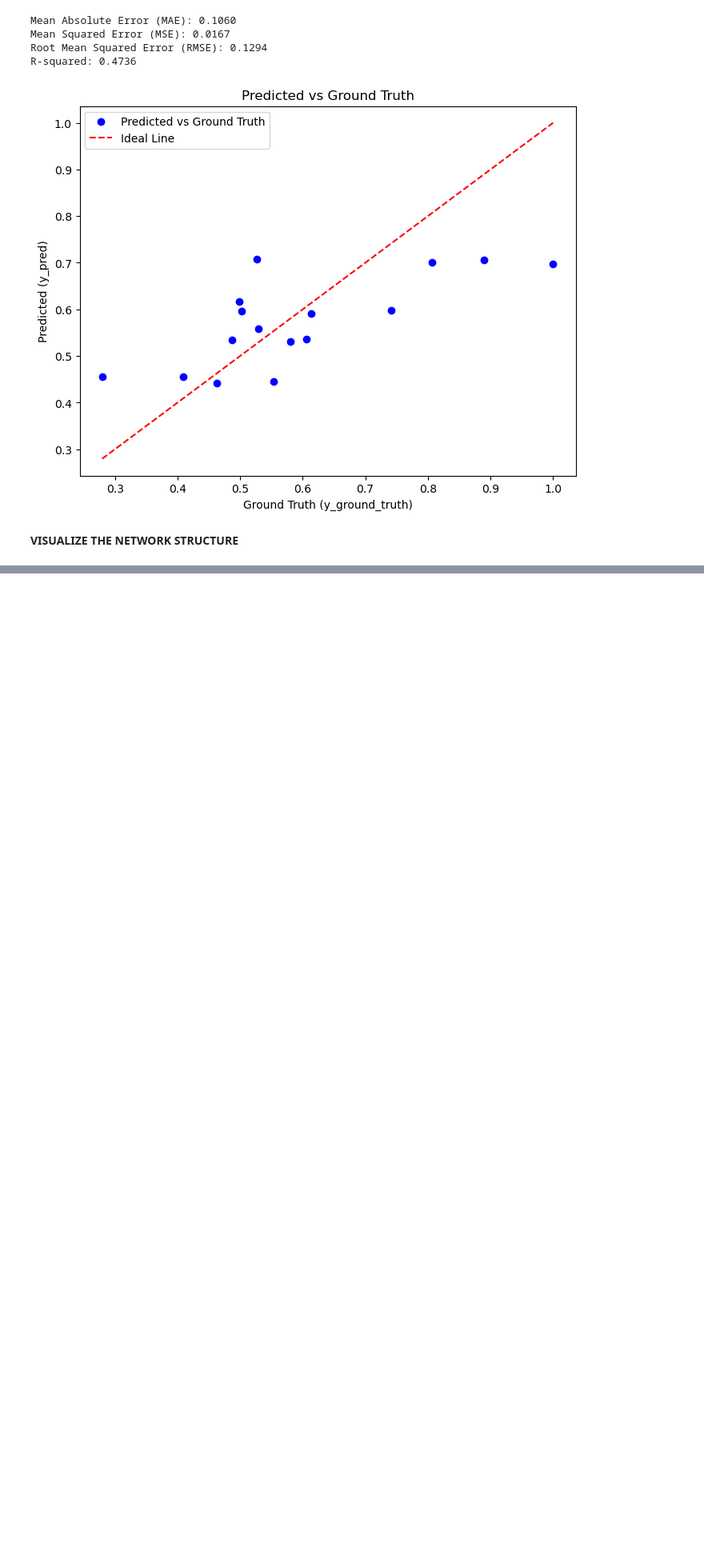
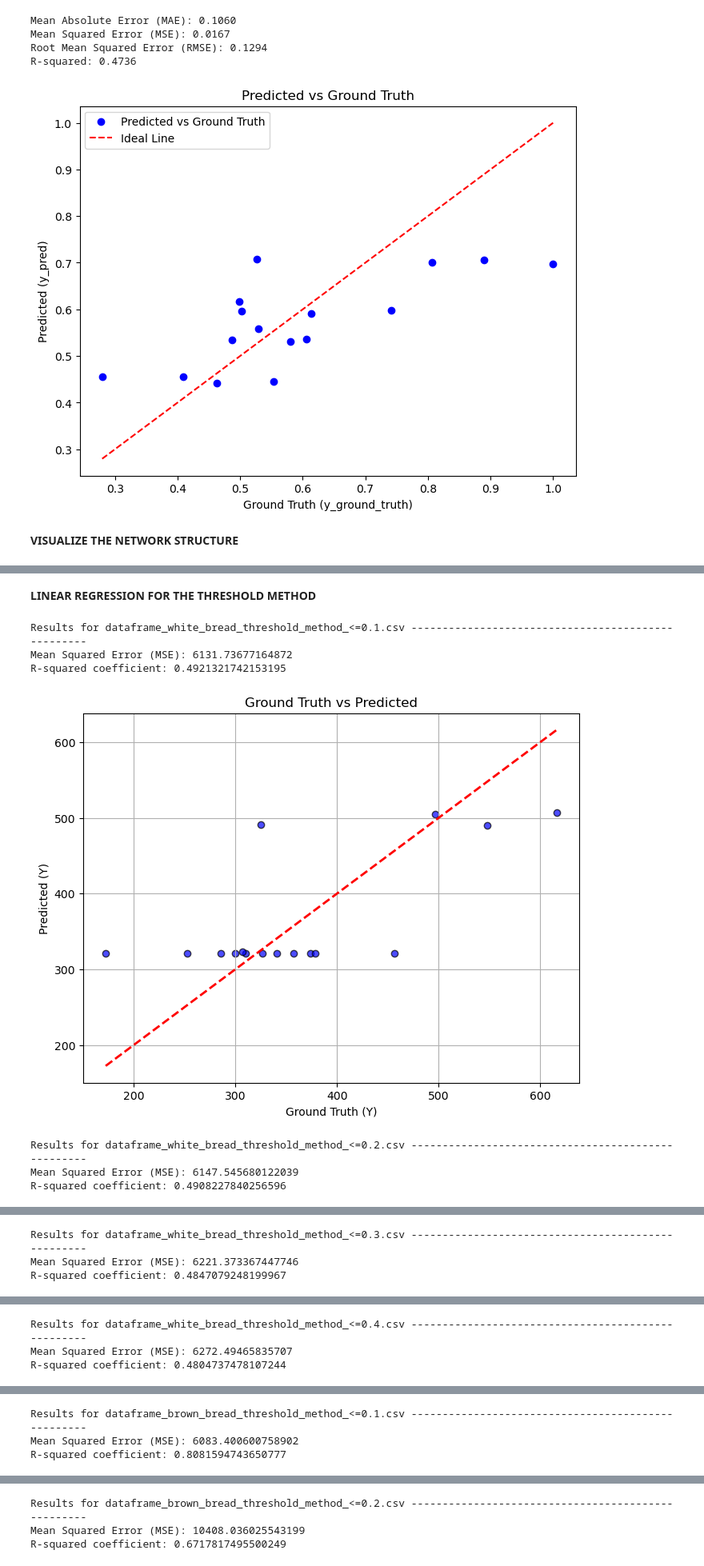
Before and after one commit to LambdaLambdaLambda/read_thermal.py, a Jupyter notebook: acrylamide_prediction_model.ipynb, the cells around one changed output, grey strips where cells are left out. Shown at 80% size. Drawn from its saved outputs; the diff is of its cells as text; code cells hidden in the pictures; blank space fills up the shorter version.

```diff
--- a/acrylamide_prediction_model.ipynb
+++ b/acrylamide_prediction_model.ipynb
@@ -310,0 +401,60 @@ Successfully installed graphviz-0.20.3 torchviz-0.0.2
+# %% [markdown]
+**LINEAR REGRESSION FOR THE THRESHOLD METHOD**
+# %%
+import numpy as np
+import matplotlib.pyplot as plt
+from sklearn.linear_model import LinearRegression
+from sklearn.metrics import mean_squared_error, r2_score
+
+types = ['white', 'brown']
+thresholds = [0.1, 0.2, 0.3, 0.4]
+
+source_csvs = [
+    f'dataframe_{t}_bread_threshold_method_<={th}.csv' for t in types for th in thresholds
+]
+
+for source_csv in source_csvs:
+    df = pd.read_csv(source_csv)
+    df = df[columns_to_keep]
+    df = df.dropna()
+    # Optionally, you can reset the index after dropping rows
+    df.reset_index(drop=True, inplace=True)
+
+    # Assuming df['X'] and df['Y'] contain numerical data
+    X = df[['burnt_pixels_ratio']]  # Feature (independent variable)
+    Y = df['acrylamide_density']    # Target (dependent variable)
+
+    # Initialize and train the Linear Regression model
+    model = LinearRegression()
+    model.fit(X, Y)
+
+    # Make predictions
+    predictions = model.predict(X)
+
+    print(f"Results for {source_csv} ---------------------------------------------------")
+    # Calculate Mean Squared Error (MSE)
+    mse = mean_squared_error(Y, predictions)
+    print(f"Mean Squared Error (MSE): {mse}")
+
+    # Calculate R-squared coefficient
+    r2 = r2_score(Y, predictions)
+    print(f"R-squared coefficient: {r2}")
+
+    # Plot ground truth vs predictions
+    plt.figure(figsize=(8, 6))
+    plt.scatter(Y, predictions, color='blue', edgecolor='k', alpha=0.7)
+    plt.plot([min(Y), max(Y)], [min(Y), max(Y)], color='red',
+            linestyle='--', linewidth=2)  # Identity line
+    plt.xlabel('Ground Truth (Y)')
+    plt.ylabel('Predicted (Y)')
+    plt.title('Ground Truth vs Predicted')
+    plt.grid(True)
+    plt.show()
+# %% [output]
+Results for dataframe_white_bread_threshold_method_<=0.1.csv ---------------------------------------------------
+Mean Squared Error (MSE): 6131.73677164872
+R-squared coefficient: 0.4921321742153195
+[figure, added]
+Results for dataframe_white_bread_threshold_method_<=0.2.csv ---------------------------------------------------
+Mean Squared Error (MSE): 6147.545680122039
+R-squared coefficient: 0.4908227840256596
@@ -310,0 +462,3 @@ Successfully installed graphviz-0.20.3 torchviz-0.0.2
+Results for dataframe_white_bread_threshold_method_<=0.3.csv ---------------------------------------------------
+Mean Squared Error (MSE): 6221.373367447746
+R-squared coefficient: 0.4847079248199967
@@ -310,0 +466,3 @@ Successfully installed graphviz-0.20.3 torchviz-0.0.2
+Results for dataframe_white_bread_threshold_method_<=0.4.csv ---------------------------------------------------
+Mean Squared Error (MSE): 6272.49465835707
+R-squared coefficient: 0.4804737478107244
@@ -310,0 +470,3 @@ Successfully installed graphviz-0.20.3 torchviz-0.0.2
+Results for dataframe_brown_bread_threshold_method_<=0.1.csv ---------------------------------------------------
+Mean Squared Error (MSE): 6083.400600758902
+R-squared coefficient: 0.8081594743650777
@@ -310,0 +474,3 @@ Successfully installed graphviz-0.20.3 torchviz-0.0.2
+Results for dataframe_brown_bread_threshold_method_<=0.2.csv ---------------------------------------------------
+Mean Squared Error (MSE): 10408.036025543199
+R-squared coefficient: 0.6717817495500249
```
Also changed, not shown: parts of 4 cells of this notebook, 17 other files.
